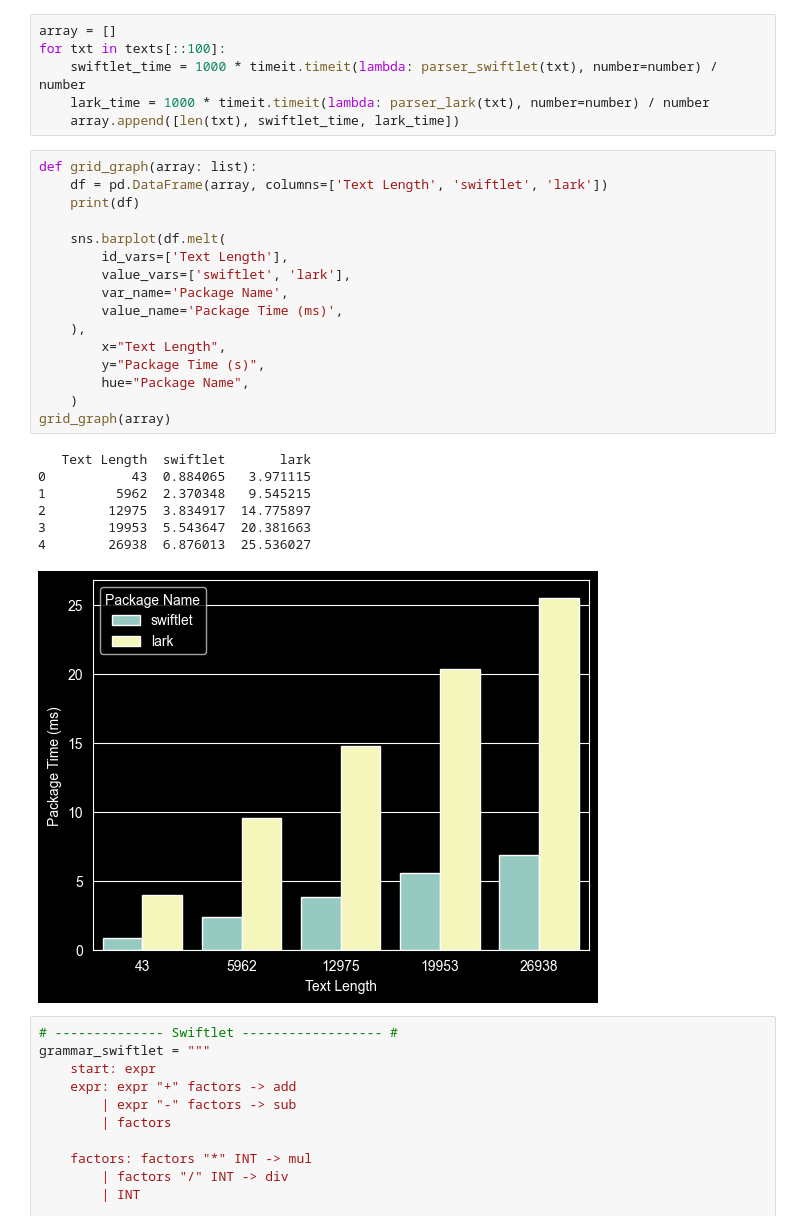
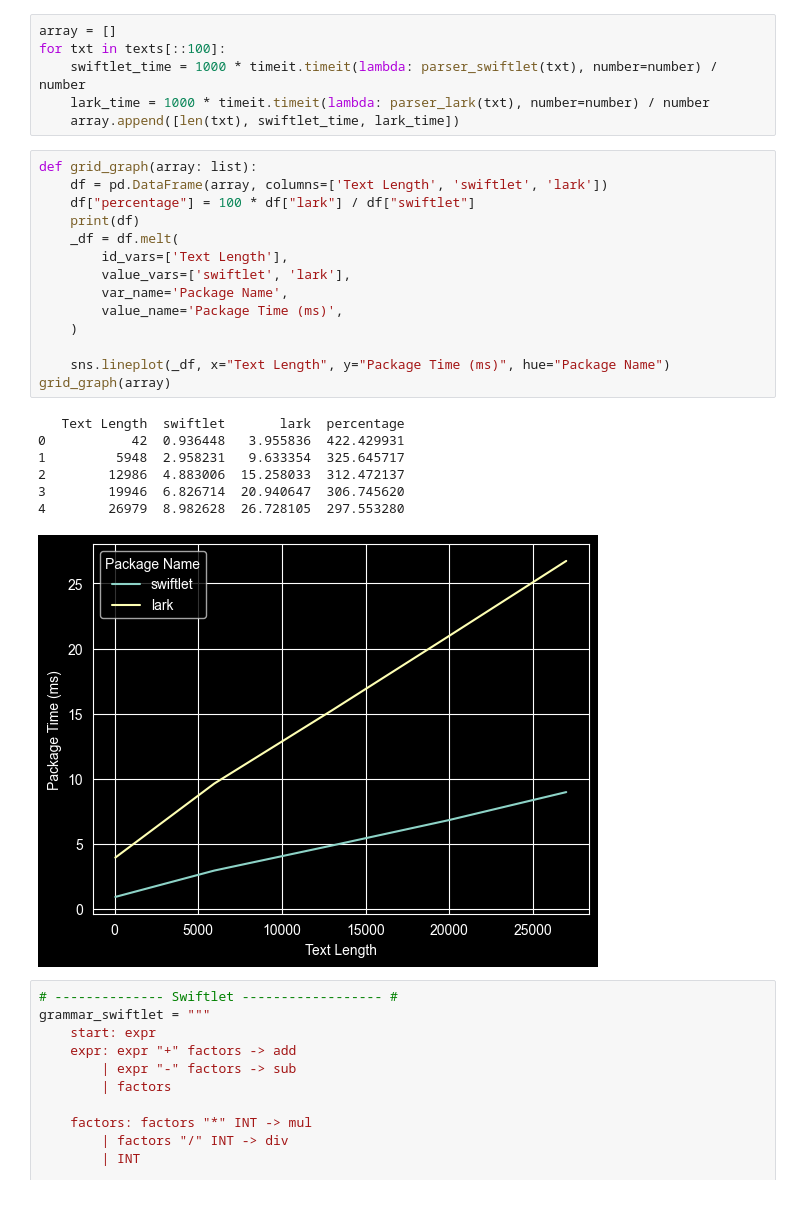
Before and after one commit to jmishra01/Swiftlet, a Jupyter notebook: pyswiftlet/notebooks/comparison.ipynb, the cells around one changed output. Cells and saved outputs as stored; diff of their text form.

```diff
--- a/pyswiftlet/notebooks/comparison.ipynb
+++ b/pyswiftlet/notebooks/comparison.ipynb
@@ -77,27 +85,25 @@ for txt in texts[::100]:
 # %%
 def grid_graph(array: list):
     df = pd.DataFrame(array, columns=['Text Length', 'swiftlet', 'lark'])
+    df["percentage"] = 100 * df["lark"] / df["swiftlet"]
     print(df)
-
-    sns.barplot(df.melt(
+    _df = df.melt(
         id_vars=['Text Length'],
         value_vars=['swiftlet', 'lark'],
         var_name='Package Name',
         value_name='Package Time (ms)',
-    ),
-        x="Text Length",
-        y="Package Time (s)",
-        hue="Package Name",
     )
+
+    sns.lineplot(_df, x="Text Length", y="Package Time (ms)", hue="Package Name")
 grid_graph(array)
 # %% [output]
-   Text Length  swiftlet       lark
-0           43  0.884065   3.971115
-1         5962  2.370348   9.545215
-2        12975  3.834917  14.775897
-3        19953  5.543647  20.381663
-4        26938  6.876013  25.536027
+   Text Length  swiftlet       lark  percentage
+0           42  0.936448   3.955836  422.429931
+1         5948  2.958231   9.633354  325.645717
+2        12986  4.883006  15.258033  312.472137
+3        19946  6.826714  20.940647  306.745620
+4        26979  8.982628  26.728105  297.553280
-[figure, old version]
+[figure, new version]
 # %%
 # -------------- Swiftlet ------------------ #
 grammar_swiftlet = """
```
Also changed, not shown: parts of 7 cells of this notebook, 19 other files.
